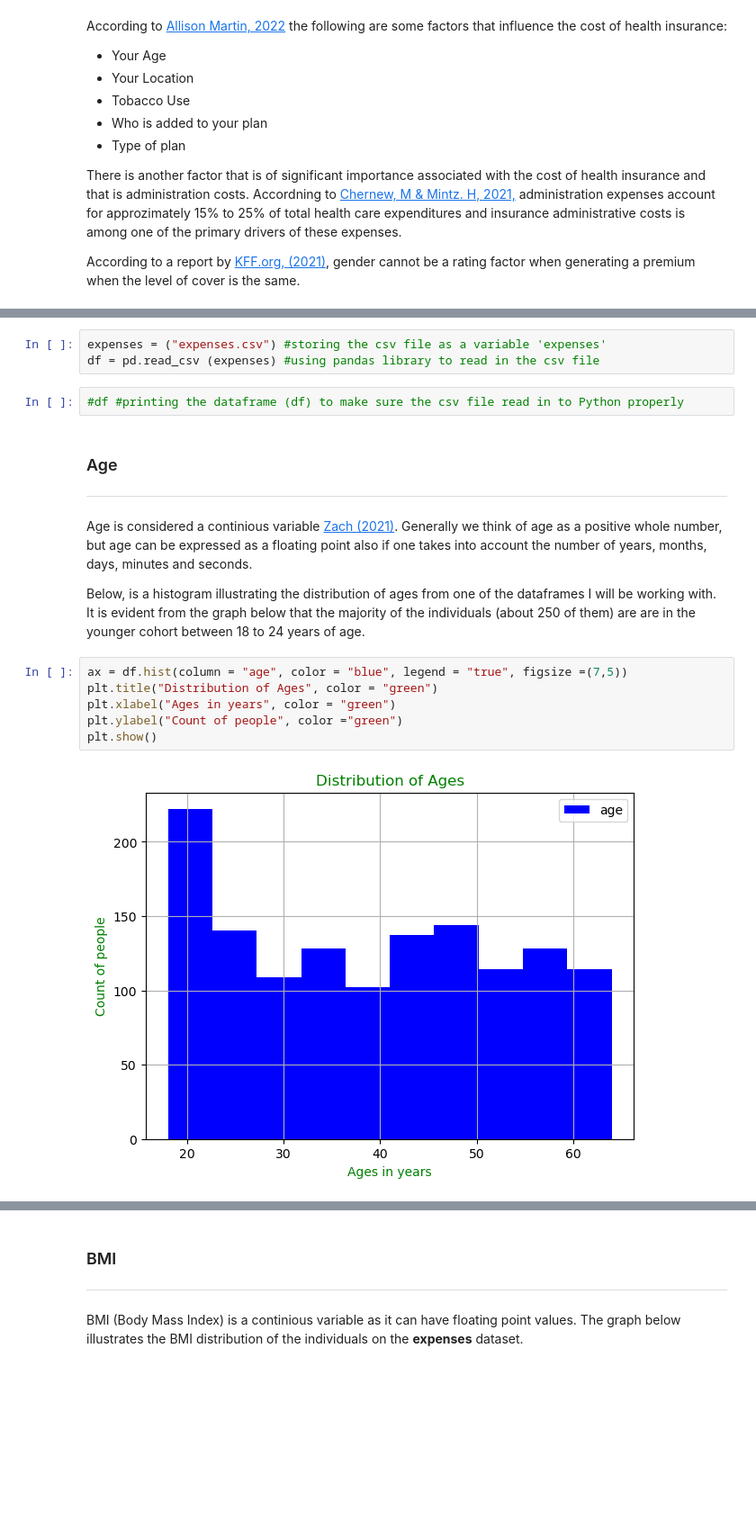
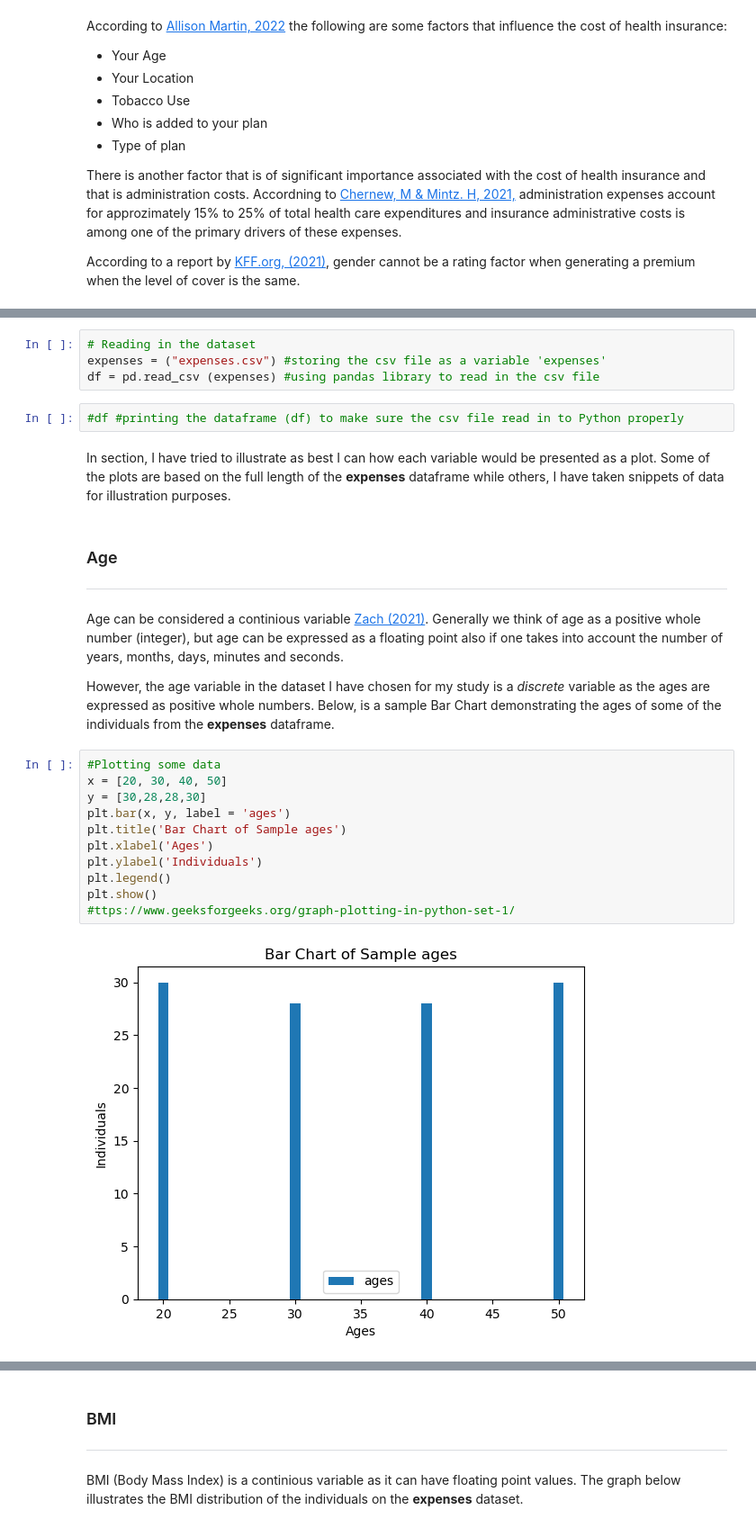
Before and after one commit to OCorry/Programming-for-Data-Analysis-Assessment-2022, a Jupyter notebook: Programming for Data Analysis Project 2022.ipynb, the cells around one changed output, grey strips where cells are left out. Shown at 90% size. Drawn from its saved outputs; the diff is of its cells as text; blank space fills up the shorter version.

```diff
--- a/Programming for Data Analysis Project 2022.ipynb
+++ b/Programming for Data Analysis Project 2022.ipynb
@@ -115,22 +116,30 @@ For the purposes of investigating each variable, I will import the dataset I wil
 # %%
+# Reading in the dataset
 expenses = ("expenses.csv") #storing the csv file as a variable 'expenses'
 df = pd.read_csv (expenses) #using pandas library to read in the csv file
 # %%
 #df #printing the dataframe (df) to make sure the csv file read in to Python properly
+# %% [markdown]
+In section, I have tried to illustrate as best I can how each variable would be presented as a plot. Some of the plots are based on the full length of the **expenses** dataframe while others, I have taken snippets of data for illustration purposes.
 # %% [markdown]
 ### Age
 ***
-Age is considered a continious variable <a href="https://www.statology.org/is-age-discrete-or-continuous/" target="_top">Zach (2021)</a>. Generally we think of age as a positive whole number, but age can be expressed as a floating point also if one takes into account the number of years, months, days, minutes and seconds.
+Age can be considered a continious variable <a href="https://www.statology.org/is-age-discrete-or-continuous/" target="_top">Zach (2021)</a>. Generally we think of age as a positive whole number (integer), but age can be expressed as a floating point also if one takes into account the number of years, months, days, minutes and seconds.
 
-Below, is a histogram illustrating the distribution of ages from one of the dataframes I will be working with. It is evident from the graph below that the majority of the individuals (about 250 of them) are are in the younger cohort between 18 to 24 years of age.
+However, the age variable in the dataset I have chosen for my study is a *discrete* variable as the ages are expressed as positive whole numbers. Below, is a sample Bar Chart demonstrating the ages of some of the individuals from the **expenses** dataframe.
-# %%
-ax = df.hist(column = "age", color = "blue", legend = "true", figsize =(7,5))
-plt.title("Distribution of Ages", color = "green")
-plt.xlabel("Ages in years", color = "green")
-plt.ylabel("Count of people", color ="green")
-plt.show()
-# %% [output]
-[figure, removed]
+# %%
+#Plotting some data
+x = [20, 30, 40, 50]
+y = [30,28,28,30]
+plt.bar(x, y, label = 'ages')
+plt.title('Bar Chart of Sample ages')
+plt.xlabel('Ages')
+plt.ylabel('Individuals')
+plt.legend()
+plt.show()
+#ttps://www.geeksforgeeks.org/graph-plotting-in-python-set-1/
+# %% [output]
+[figure, added]
 # %% [markdown]
 ### Gender
 ***
```
Also changed, not shown: parts of 24 cells of this notebook.
